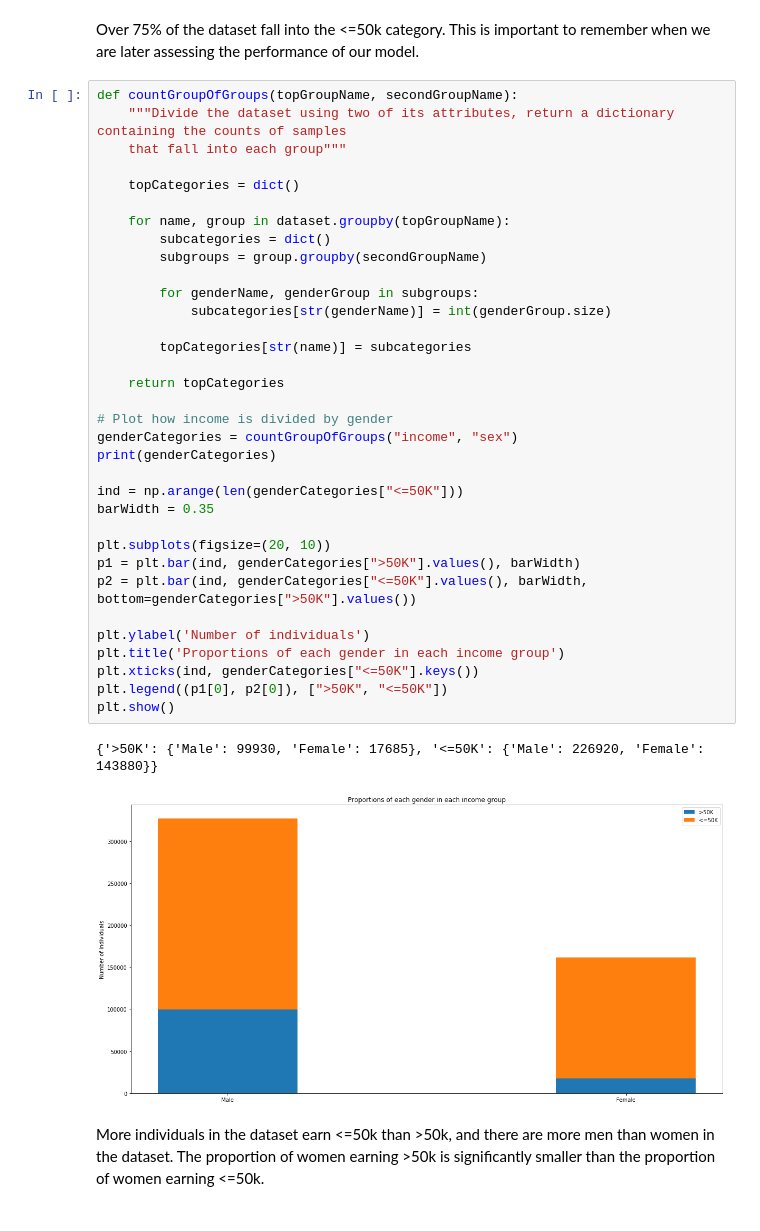
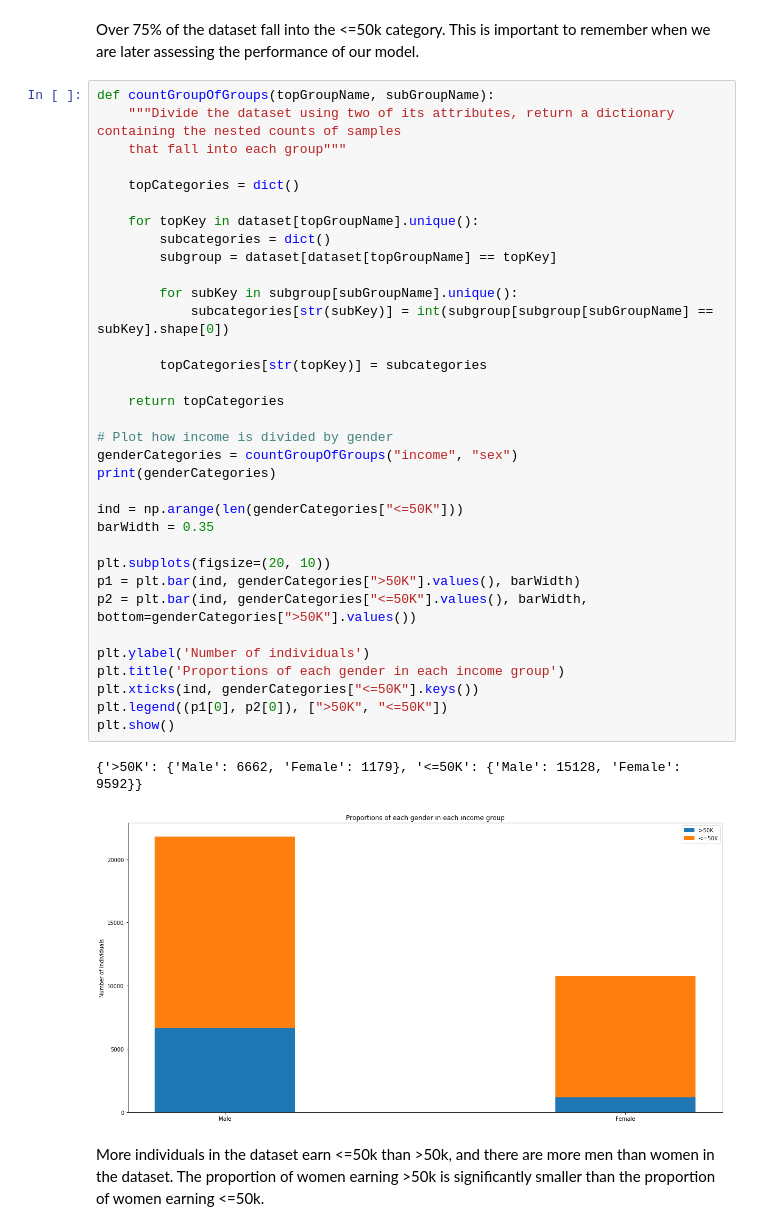
Before and after one commit to jd-13/ML-Adult-Census, a Jupyter notebook: Adult Census.ipynb, the cells around one changed output. Saved outputs shown, nothing was run; the diff lists cells and outputs as text.

Commit message:
Fix the scaling on bar charts

```diff
--- a/Adult Census.ipynb
+++ b/Adult Census.ipynb
@@ -91,42 +91,42 @@ plt.show()
 # %% [markdown]
 Over 75% of the dataset fall into the <=50k category. This is important to remember when we are later assessing the performance of our model.
 # %%
-def countGroupOfGroups(topGroupName, secondGroupName):
-    """Divide the dataset using two of its attributes, return a dictionary containing the counts of samples
+def countGroupOfGroups(topGroupName, subGroupName):
+    """Divide the dataset using two of its attributes, return a dictionary containing the nested counts of samples
     that fall into each group"""
 
     topCategories = dict()
 
-    for name, group in dataset.groupby(topGroupName):
+    for topKey in dataset[topGroupName].unique():
         subcategories = dict()
-        subgroups = group.groupby(secondGroupName)
+        subgroup = dataset[dataset[topGroupName] == topKey]
 
-        for genderName, genderGroup in subgroups:
-            subcategories[str(genderName)] = int(genderGroup.size)
+        for subKey in subgroup[subGroupName].unique():
+            subcategories[str(subKey)] = int(subgroup[subgroup[subGroupName] == subKey].shape[0])
 
-        topCategories[str(name)] = subcategories
+        topCategories[str(topKey)] = subcategories
 
     return topCategories
 
 # Plot how income is divided by gender
 genderCategories = countGroupOfGroups("income", "sex")
 print(genderCategories)
 
 ind = np.arange(len(genderCategories["<=50K"]))
 barWidth = 0.35
 
 plt.subplots(figsize=(20, 10))
 p1 = plt.bar(ind, genderCategories[">50K"].values(), barWidth)
 p2 = plt.bar(ind, genderCategories["<=50K"].values(), barWidth, bottom=genderCategories[">50K"].values())
 
 plt.ylabel('Number of individuals')
 plt.title('Proportions of each gender in each income group')
 plt.xticks(ind, genderCategories["<=50K"].keys())
 plt.legend((p1[0], p2[0]), [">50K", "<=50K"])
 plt.show()
 # %% [output]
-{'>50K': {'Male': 99930, 'Female': 17685}, '<=50K': {'Male': 226920, 'Female': 143880}}
+{'>50K': {'Male': 6662, 'Female': 1179}, '<=50K': {'Male': 15128, 'Female': 9592}}
-[figure, old version]
+[figure, new version]
 # %% [markdown]
 More individuals in the dataset earn <=50k than >50k, and there are more men than women in the dataset. The proportion of women earning >50k is significantly smaller than the proportion of women earning <=50k.
 # %%
```
Also changed, not shown: parts of 1 cell of this notebook.
